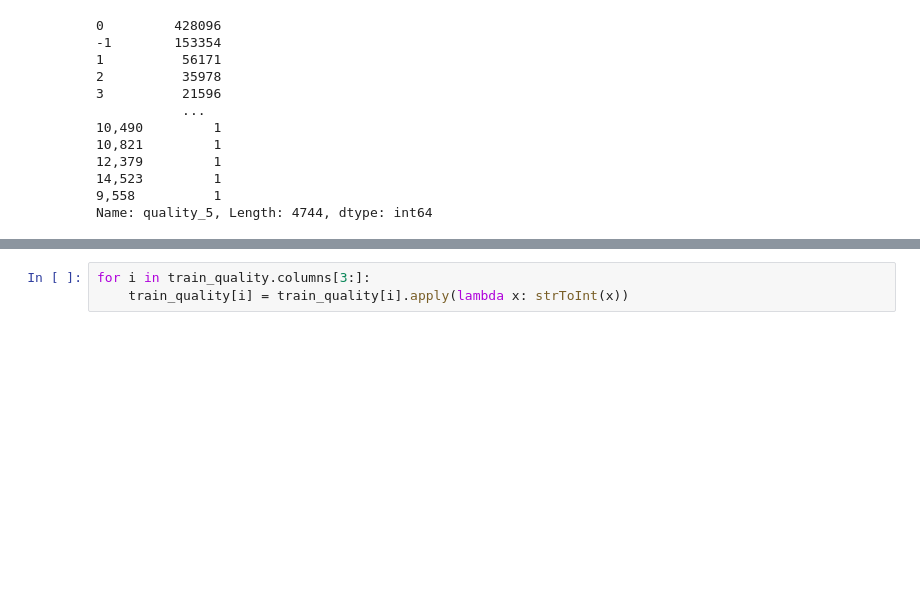
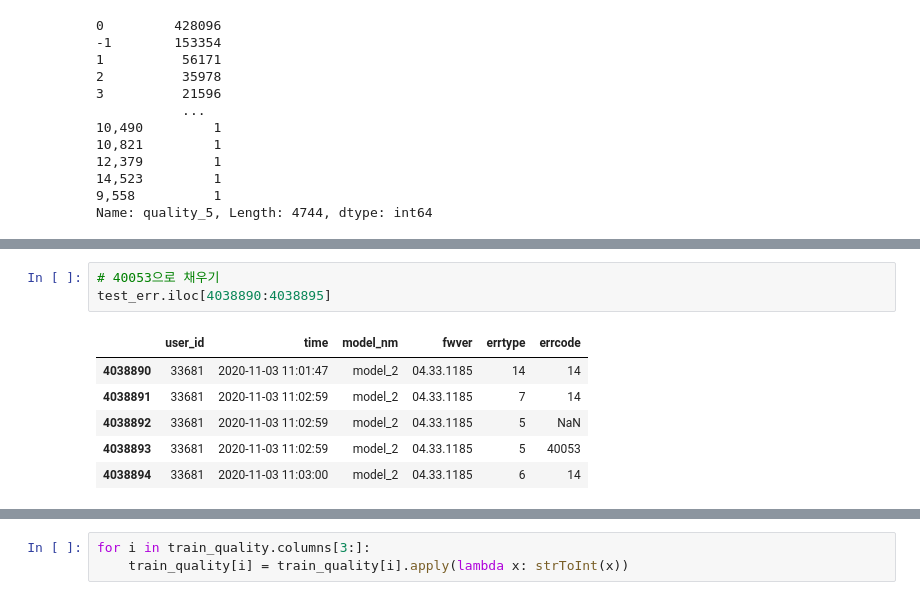
Before and after one commit to LEEHM97/machine-learning-exercises, a Jupyter notebook: 10.DAYCON대회_사용자불편예지/시스템 품질 변화로 인한 사용자 불편 예지.ipynb, the cells around one changed output, grey strips where cells are left out. Drawn from its saved outputs; the diff is of its cells as text; blank space fills up the shorter version.

```diff
--- a/10.DAYCON대회_사용자불편예지/시스템 품질 변화로 인한 사용자 불편 예지.ipynb
+++ b/10.DAYCON대회_사용자불편예지/시스템 품질 변화로 인한 사용자 불편 예지.ipynb
@@ -301,0 +355,10 @@ Name: quality_5, Length: 4744, dtype: int64
+# %%
+# 40053으로 채우기
+test_err.iloc[4038890:4038895]
+# %% [output]
+|  | user_id | time | model_nm | fwver | errtype | errcode |
+| 4038890 | 33681 | 2020-11-03 11:01:47 | model_2 | 04.33.1185 | 14 | 14 |
+| 4038891 | 33681 | 2020-11-03 11:02:59 | model_2 | 04.33.1185 | 7 | 14 |
+| 4038892 | 33681 | 2020-11-03 11:02:59 | model_2 | 04.33.1185 | 5 | NaN |
+| 4038893 | 33681 | 2020-11-03 11:02:59 | model_2 | 04.33.1185 | 5 | 40053 |
+| 4038894 | 33681 | 2020-11-03 11:03:00 | model_2 | 04.33.1185 | 6 | 14 |
```
Also changed, not shown: parts of 15 cells of this notebook.
